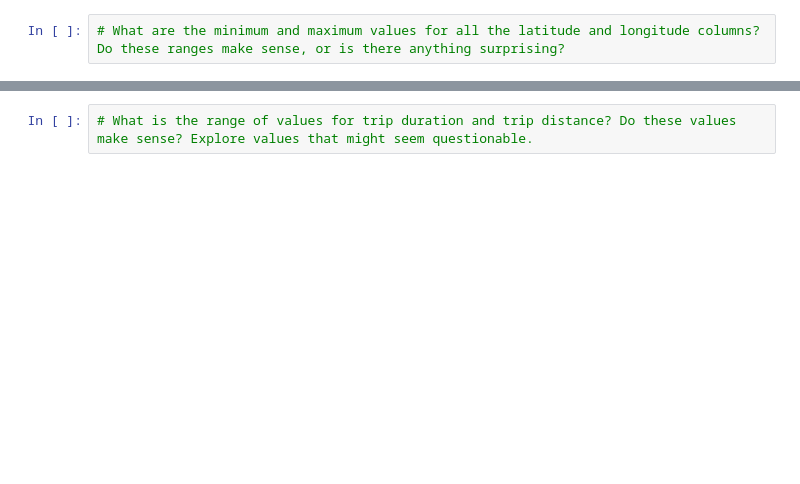
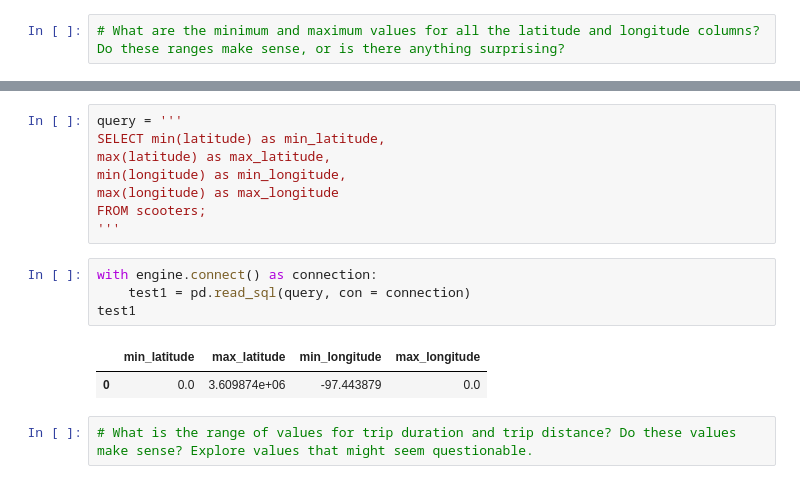
Before and after one commit to NSS-Data-Analytics-Cohort-10/scooters-group-6, a Jupyter notebook: notebooks/sqlalchemy.ipynb, the cells around one changed output, grey strips where cells are left out. Cells and saved outputs as stored; diff of their text form; blank space fills up the shorter version.

```diff
--- a/notebooks/sqlalchemy.ipynb
+++ b/notebooks/sqlalchemy.ipynb
@@ -226,2 +276,17 @@ print(max_lon)
+# %%
+query = '''
+SELECT min(latitude) as min_latitude,
+max(latitude) as max_latitude,
+min(longitude) as min_longitude,
+max(longitude) as max_longitude
+FROM scooters;
+'''
+# %%
+with engine.connect() as connection:
+    test1 = pd.read_sql(query, con = connection)
+test1
+# %% [output]
+|  | min_latitude | max_latitude | min_longitude | max_longitude |
+| 0 | 0.0 | 3.609874e+06 | -97.443879 | 0.0 |
 # %%
 # What is the range of values for trip duration and trip distance? Do these values make sense? Explore values that might seem questionable.
```
Also changed, not shown: parts of 24 cells of this notebook.
